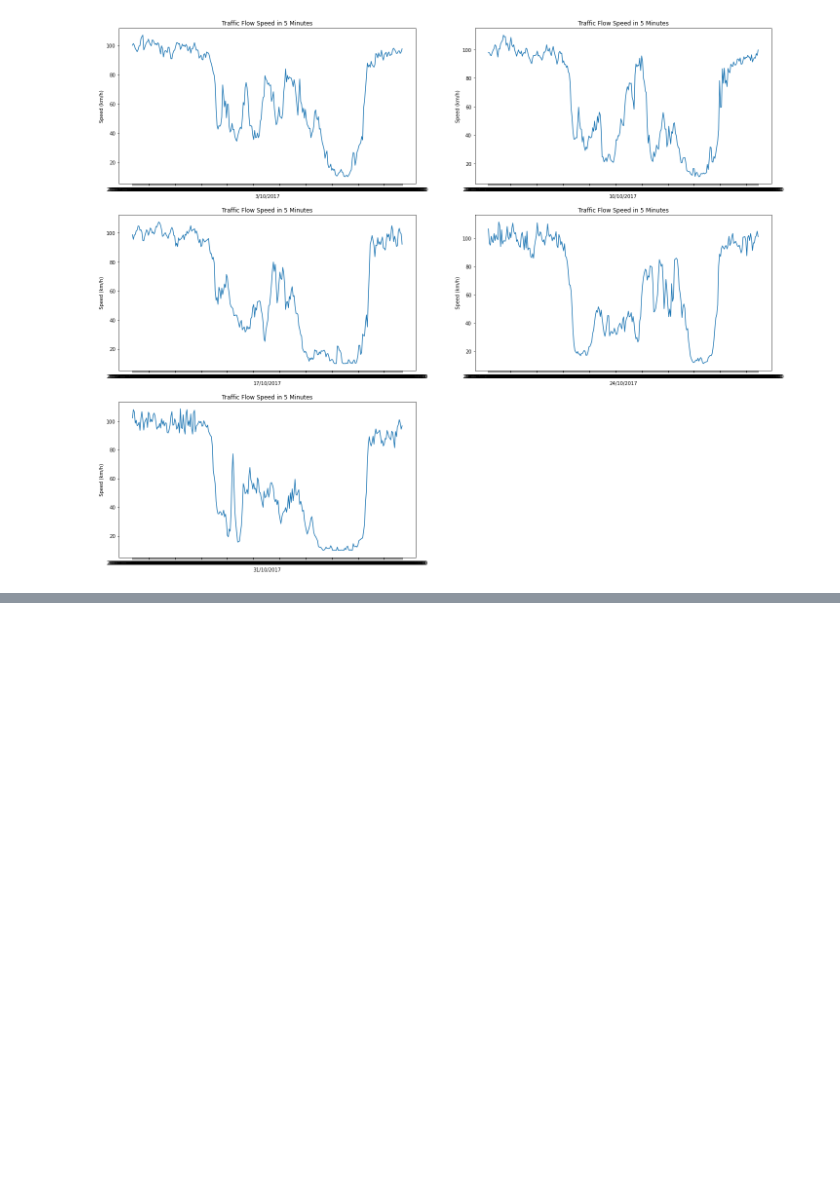
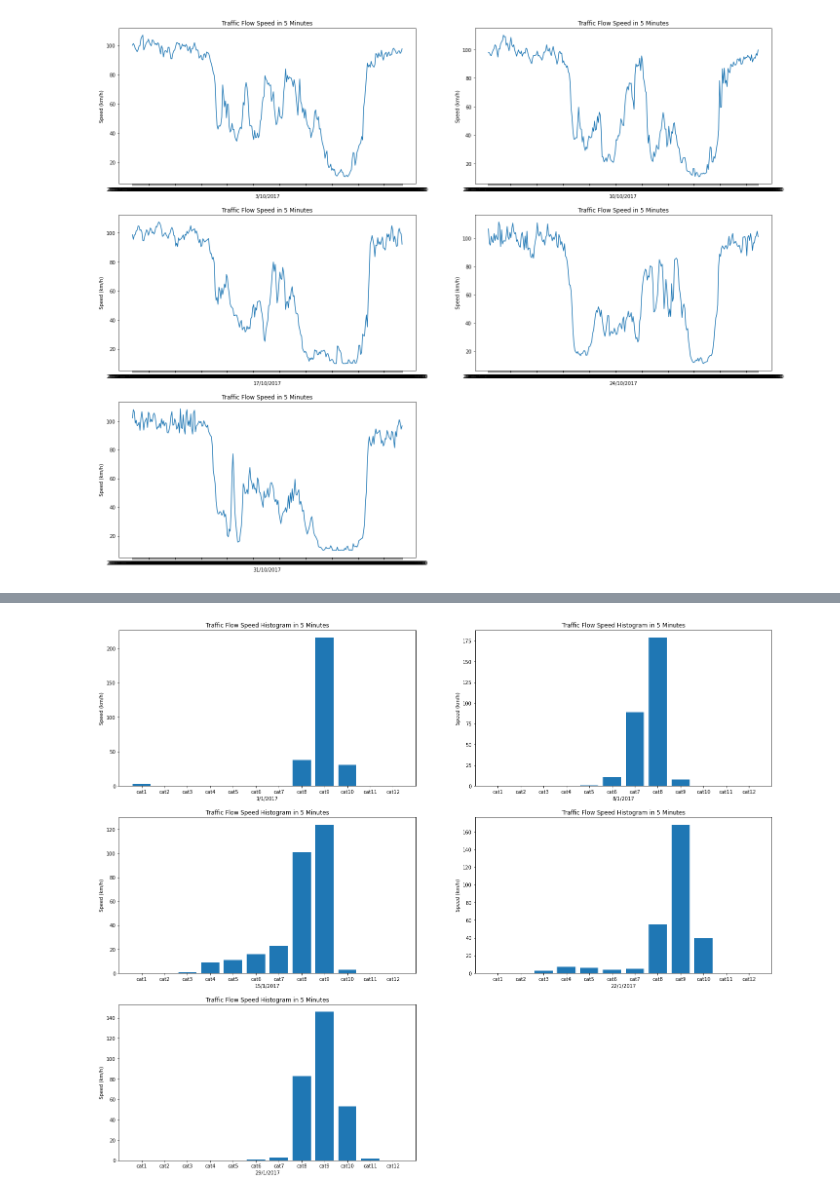
Before and after one commit to u-t-k-a-n/Detection-of-Similar-Points-in-Traffic-Characteristics, a Jupyter notebook: DataVisualization_2017.ipynb, the cells around one changed output, grey strips where cells are left out. Saved outputs shown, nothing was run; the diff lists cells and outputs as text; code cells hidden in the pictures; blank space fills up the shorter version.

```diff
--- a/DataVisualization_2017.ipynb
+++ b/DataVisualization_2017.ipynb
@@ -54,0 +122,4 @@ show_plotline_5minutes(files[0],10,1)
+# %%
+show_barplot_5minutes(files[0],1,6)
+# %% [output]
+[figure, added]
```
Also changed, not shown: parts of 3 cells of this notebook.
